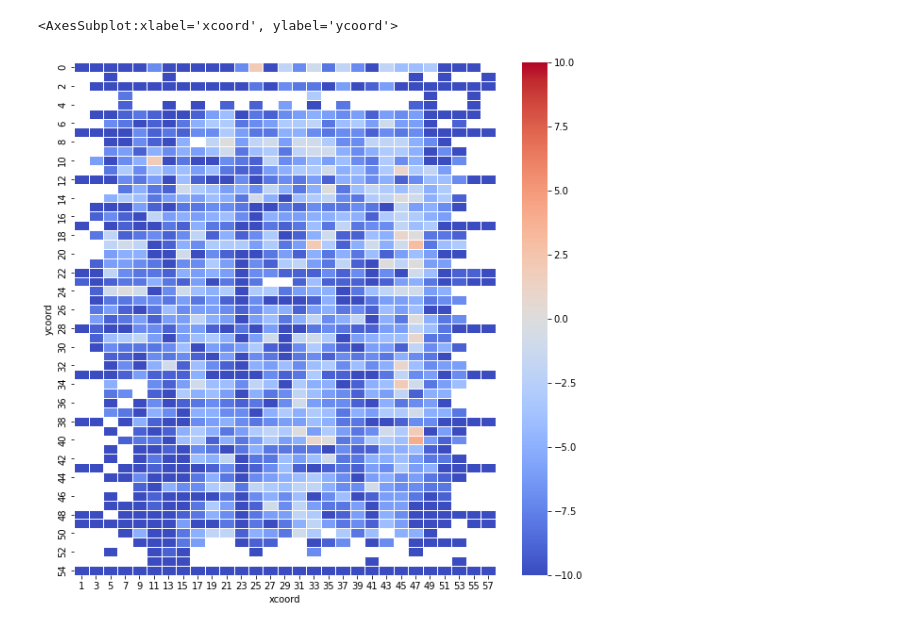
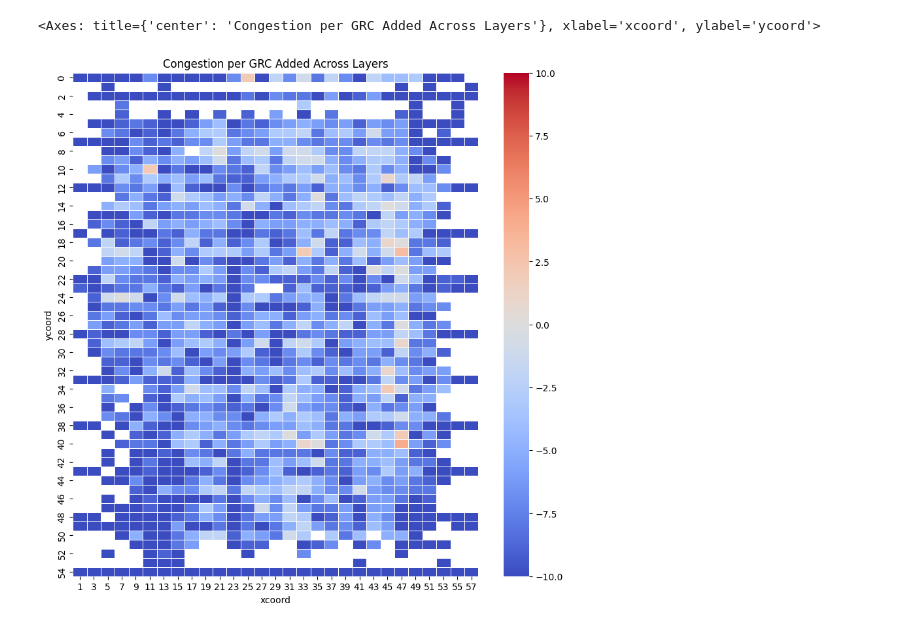
Before and after one commit to lisasunhwang/Capstone-B07-3, a Jupyter notebook: eda/lisaEDA.ipynb, the cells around one changed output. Cells and saved outputs as stored; diff of their text form; code cells hidden in the pictures.

```diff
--- a/eda/lisaEDA.ipynb
+++ b/eda/lisaEDA.ipynb
@@ -76,0 +18,9 @@ instances['capacity'] = capacity
+# %%
+pathname = 'NCSU-DigIC-GraphData-2023-07-25'
+
+congestion_data = np.load(pathname + '/xbar/1/xbar_congestion.npz')
+instances, nets, cells = load_data(pathname)
+instances, xbst, ybst = assign_demand_congestion_capacity(instances, congestion_data)
+instances = compute_features(instances, cells, xbst, ybst)
+output_file = 'preprocessed_data.csv'
+save_preprocessed_data(instances, output_file)
@@ -96,11 +44,0 @@ with gzip.open('../cells.json.gz','rb') as f:
-# %%
-grc_pos = []
-pin_count = []
-for i in range(len(instances)):
-    point = instances.loc[i]
-    j = getGRCIndex(point.xloc,point.yloc,xbst,ybst)
-    grc_pos.append(j)
-    pin_count.append(len(cells[instances.loc[i].cell]['terms']))
-instances['GRC_Index'] = grc_pos
-instances['pin_count'] = pin_count
-instances['pin_total'] = instances['pin_count'].groupby(instances['GRC_Index']).transform('sum')
@@ -164,15 +67,13 @@ instances[instances['congestion'] > 2]
 # %%
 d = {'xcoord': list(xes),
 'ycoord': list(yes),
 'congestion': list(vals)}
 df = pd.DataFrame(d)
 
-min_congestion = -10
-max_congestion = 10
-
 plt.figure(figsize=(10, 10))
+plt.title('Congestion per GRC Added Across Layers')
 heatmap_data = df.pivot_table(index='ycoord', columns='xcoord', values='congestion', aggfunc='mean')
 sns.heatmap(heatmap_data, vmin = min_congestion, vmax = max_congestion, cmap='coolwarm', fmt=".2f", linewidths=.5)
 # %% [output]
-<AxesSubplot:xlabel='xcoord', ylabel='ycoord'>
+<Axes: title={'center': 'Congestion per GRC Added Across Layers'}, xlabel='xcoord', ylabel='ycoord'>
-[figure, old version]
+[figure, new version]
```
Also changed, not shown: parts of 18 cells of this notebook, 2 other files.
